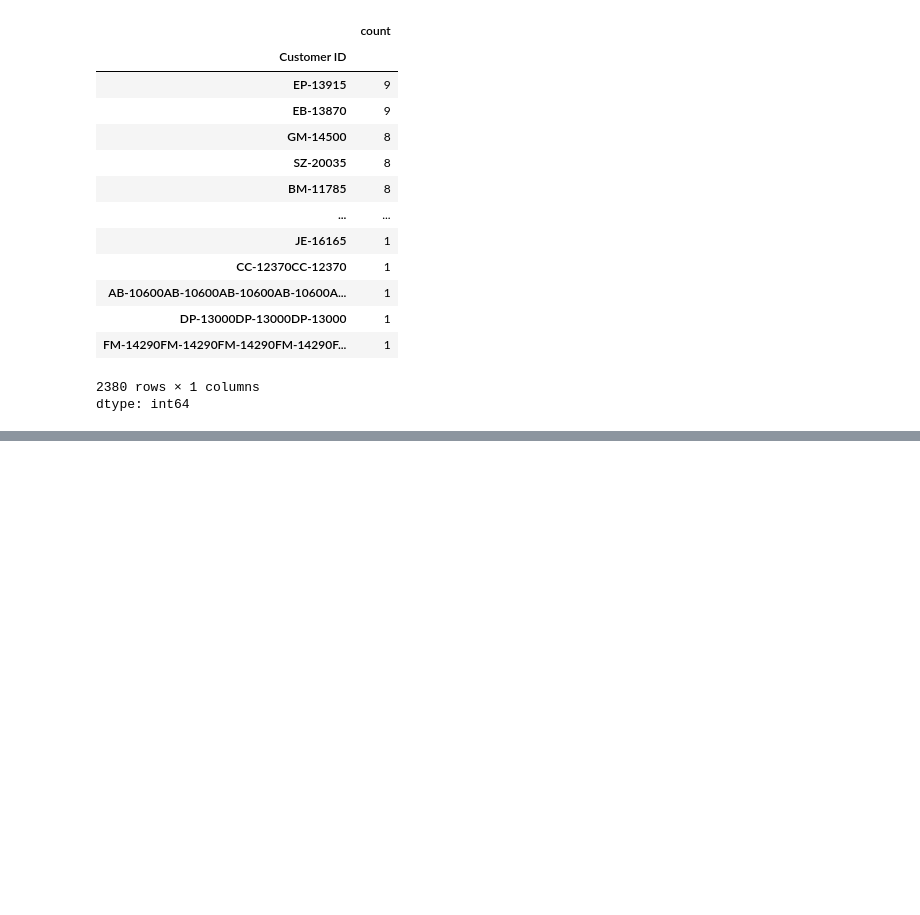
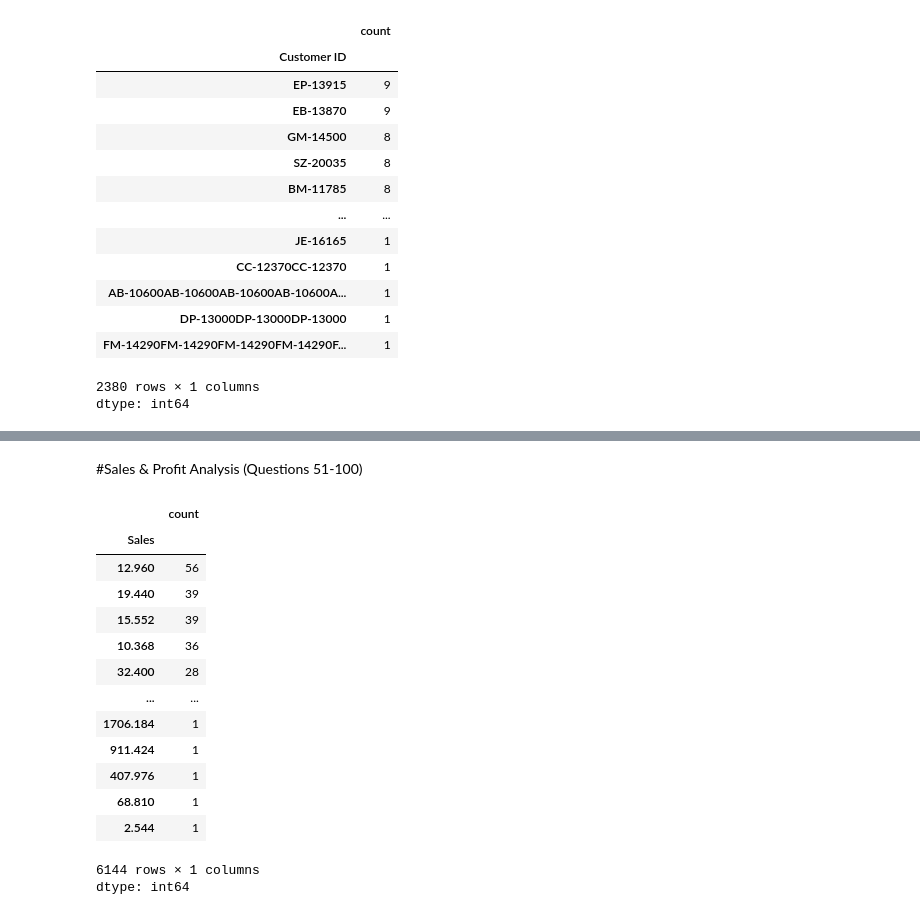
Before and after one commit to havigowda9625/AIML-DS-, a Jupyter notebook: Pandas_Assignment.ipynb, the cells around one changed output, grey strips where cells are left out. Saved outputs shown, nothing was run; the diff lists cells and outputs as text; code cells hidden in the pictures; blank space fills up the shorter version.

```diff
--- a/Pandas_Assignment.ipynb
+++ b/Pandas_Assignment.ipynb
@@ -379,0 +452,21 @@ dtype: int64
+# %% [markdown]
+#Sales & Profit Analysis (Questions 51-100)
+# %%
+# Question 51: Find total sales.
+pds['Sales'].value_counts()
+# %% [output]
+|  | count |
+| Sales |  |
+| 12.960 | 56 |
+| 19.440 | 39 |
+| 15.552 | 39 |
+| 10.368 | 36 |
+| 32.400 | 28 |
+| ... | ... |
+| 1706.184 | 1 |
+| 911.424 | 1 |
+| 407.976 | 1 |
+| 68.810 | 1 |
+| 2.544 | 1 |
+6144 rows × 1 columns
+dtype: int64
```
Also changed, not shown: parts of 39 cells of this notebook.
